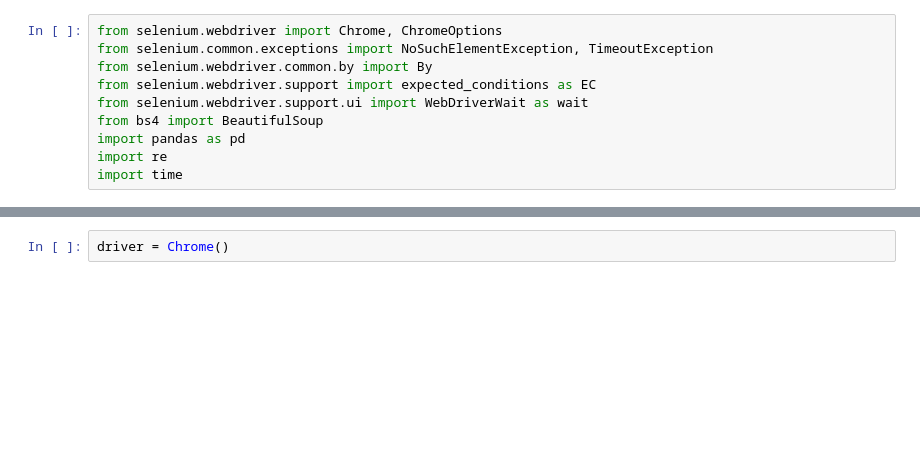
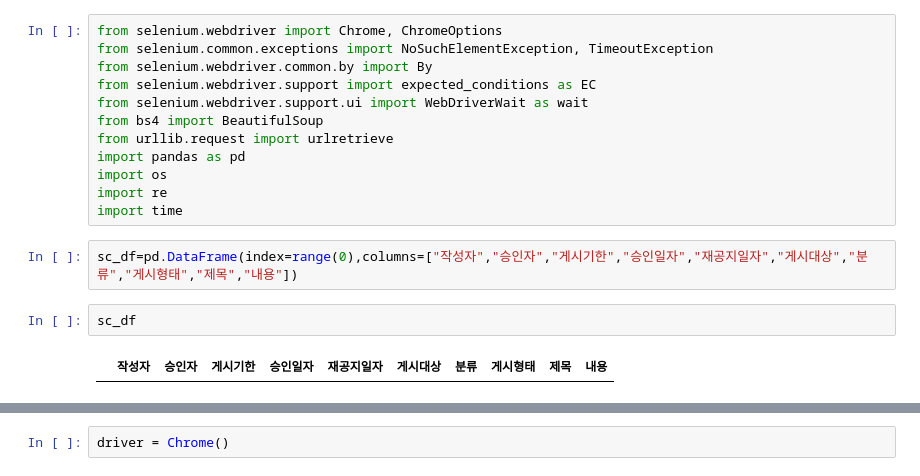
Before and after one commit to johnbuzz98/2021_KU_DATATHON, a Jupyter notebook: Crawler/포탈 크롤러 테스트.ipynb, the cells around one changed output, grey strips where cells are left out. Cells and saved outputs as stored; diff of their text form; blank space fills up the shorter version.

```diff
--- a/Crawler/포탈 크롤러 테스트.ipynb
+++ b/Crawler/포탈 크롤러 테스트.ipynb
@@ -5,6 +5,14 @@ from selenium.webdriver.common.by import By
 from selenium.webdriver.support import expected_conditions as EC
 from selenium.webdriver.support.ui import WebDriverWait as wait
 from bs4 import BeautifulSoup
+from urllib.request import urlretrieve
 import pandas as pd
+import os
 import re
 import time
+# %%
+sc_df=pd.DataFrame(index=range(0),columns=["작성자","승인자","게시기한","승인일자","재공지일자","게시대상","분류","게시형태","제목","내용"])
+# %%
+sc_df
+# %% [output]
+|  | 작성자 | 승인자 | 게시기한 | 승인일자 | 재공지일자 | 게시대상 | 분류 | 게시형태 | 제목 | 내용 |
```
Also changed, not shown: parts of 32 cells of this notebook.
